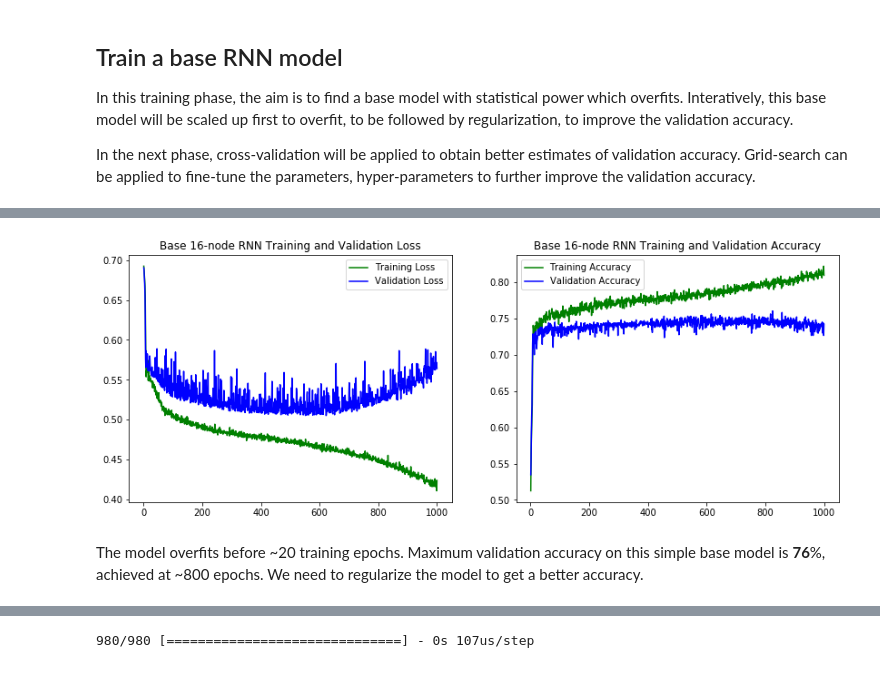
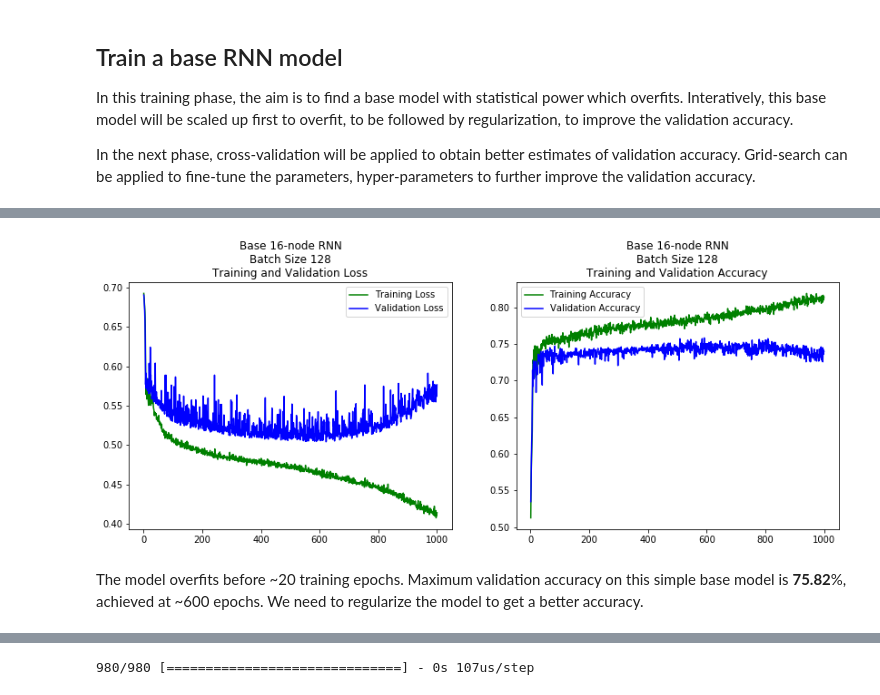
Before and after one commit to tkokkeng/KE5006-AppliedResearch, a Jupyter notebook: Modelling/model1.ipynb, the cells around one changed output, grey strips where cells are left out. Cells and saved outputs as stored; diff of their text form; code cells hidden in the pictures.

```diff
--- a/Modelling/model1.ipynb
+++ b/Modelling/model1.ipynb
@@ -299,23 +311,23 @@ Training Duration = 0:02:26.012539
 # %%
 train_loss = history.history['loss']
 val_loss = history.history['val_loss']
 train_acc = history.history['acc']
 val_acc = history.history['val_acc']
 epochs = range(1, len(train_loss) + 1)
 plt.figure(figsize=(14, 5))
 plt.subplot(121)
 plt.plot(epochs, train_loss, 'g', label='Training Loss')
 plt.plot(epochs, val_loss, 'b', label='Validation Loss')
-plt.title('Base 16-node RNN Training and Validation Loss')
+plt.title('Base 16-node RNN\nBatch Size 128\nTraining and Validation Loss')
 plt.legend()
 plt.subplot(122)
 plt.plot(epochs, train_acc, 'g', label='Training Accuracy')
 plt.plot(epochs, val_acc, 'b', label='Validation Accuracy')
-plt.title('Base 16-node RNN Training and Validation Accuracy')
+plt.title('Base 16-node RNN\nBatch Size 128\nTraining and Validation Accuracy')
 plt.legend()
 plt.show()
 # %% [output]
-[figure, old version]
+[figure, new version]
 # %% [markdown]
-The model overfits before ~20 training epochs. Maximum validation accuracy on this simple base model is **76**%, achieved at ~800 epochs. We need to regularize the model to get a better accuracy.
+The model overfits before ~20 training epochs. Maximum validation accuracy on this simple base model is **75.82**%, achieved at ~600 epochs. We need to regularize the model to get a better accuracy.
 # %%
```
Also changed, not shown: parts of 35 cells of this notebook.
